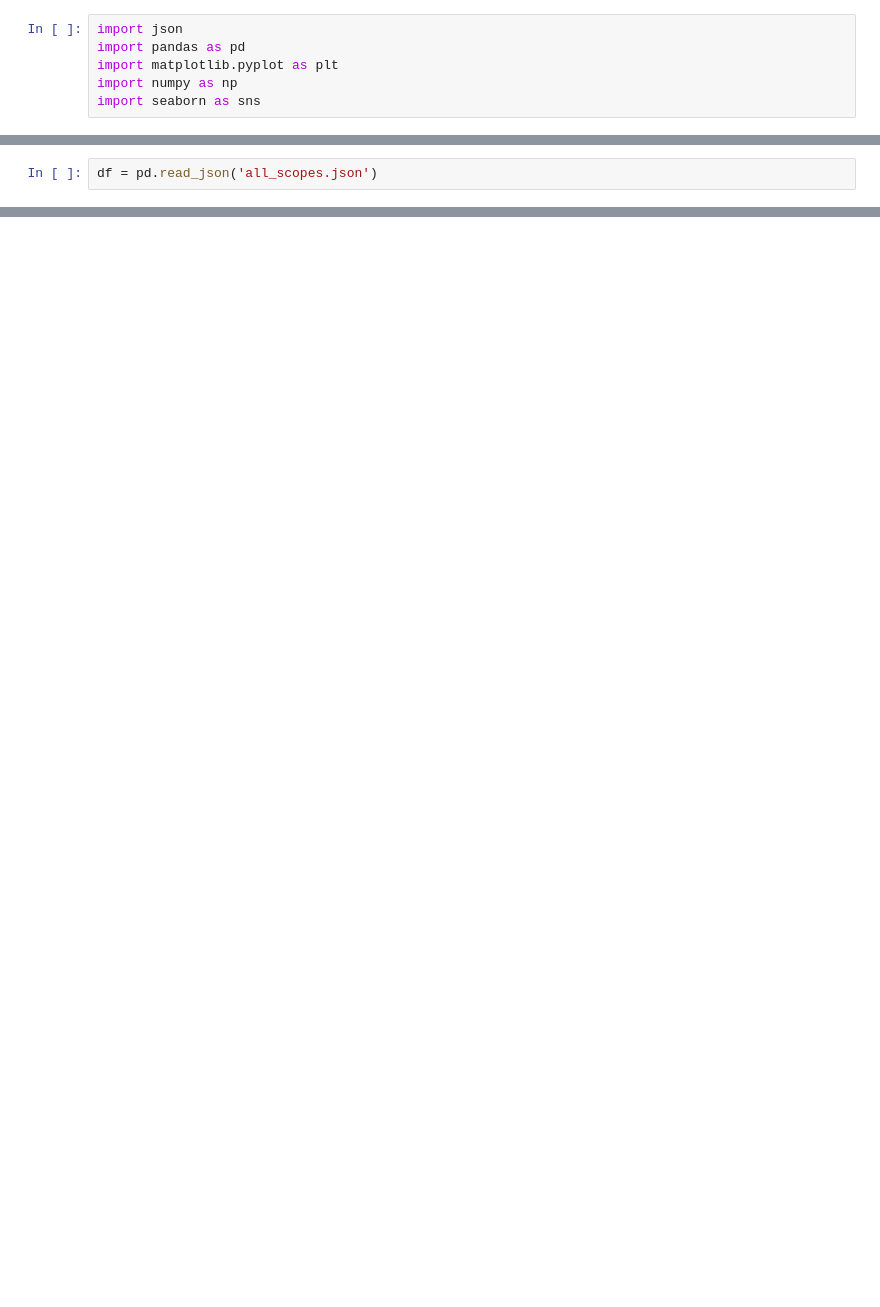
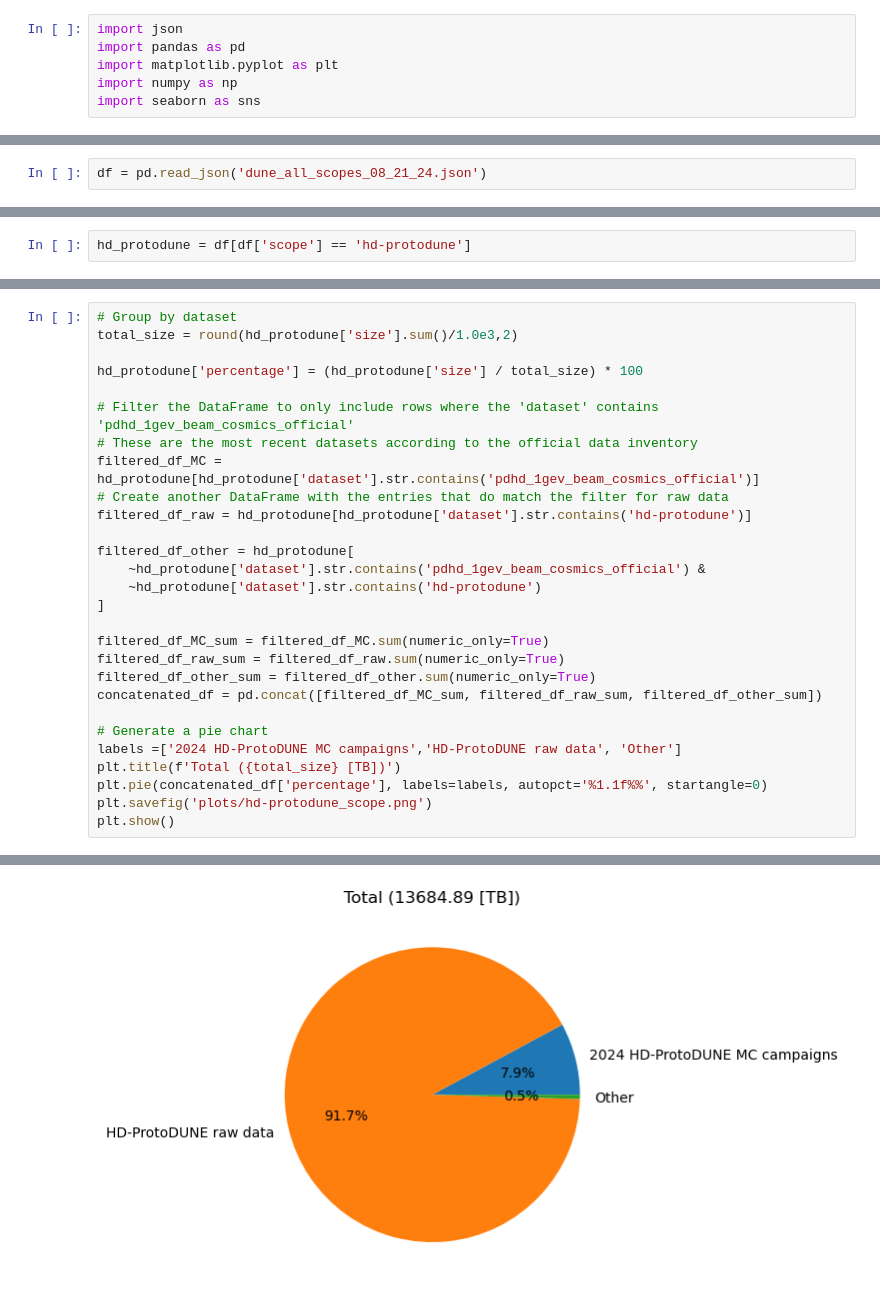
Before and after one commit to DUNE/data-mgmt-ops, a Jupyter notebook: data-collections-manager/notebooks/dcm_rucio_scopes_plots.ipynb, the cells around one changed output, grey strips where cells are left out. Saved outputs shown, nothing was run; the diff lists cells and outputs as text; blank space fills up the shorter version.

```diff
--- a/data-collections-manager/notebooks/dcm_rucio_scopes_plots.ipynb
+++ b/data-collections-manager/notebooks/dcm_rucio_scopes_plots.ipynb
@@ -13,2 +11,2 @@ font = {'family': 'serif',
 # %%
-df = pd.read_json('all_scopes.json')
+df = pd.read_json('dune_all_scopes_08_21_24.json')
@@ -35,0 +99,2 @@ plt.show()
+# %%
+hd_protodune = df[df['scope'] == 'hd-protodune']
@@ -35,0 +117,29 @@ plt.show()
+# %%
+# Group by dataset
+total_size = round(hd_protodune['size'].sum()/1.0e3,2)
+
+hd_protodune['percentage'] = (hd_protodune['size'] / total_size) * 100
+
+# Filter the DataFrame to only include rows where the 'dataset' contains 'pdhd_1gev_beam_cosmics_official'
+# These are the most recent datasets according to the official data inventory
+filtered_df_MC = hd_protodune[hd_protodune['dataset'].str.contains('pdhd_1gev_beam_cosmics_official')]
+# Create another DataFrame with the entries that do match the filter for raw data
+filtered_df_raw = hd_protodune[hd_protodune['dataset'].str.contains('hd-protodune')]
+
+filtered_df_other = hd_protodune[
+    ~hd_protodune['dataset'].str.contains('pdhd_1gev_beam_cosmics_official') &
+    ~hd_protodune['dataset'].str.contains('hd-protodune')
+]
+
+filtered_df_MC_sum = filtered_df_MC.sum(numeric_only=True)
+filtered_df_raw_sum = filtered_df_raw.sum(numeric_only=True)
+filtered_df_other_sum = filtered_df_other.sum(numeric_only=True)
+concatenated_df = pd.concat([filtered_df_MC_sum, filtered_df_raw_sum, filtered_df_other_sum])
+
+# Generate a pie chart
+labels =['2024 HD-ProtoDUNE MC campaigns','HD-ProtoDUNE raw data', 'Other']
+plt.title(f'Total ({total_size} [TB])')
+plt.pie(concatenated_df['percentage'], labels=labels, autopct='%1.1f%%', startangle=0)
+plt.savefig('plots/hd-protodune_scope.png')
+plt.show()
+# %% [output]
@@ -35,0 +151 @@ plt.show()
+[figure, added]
```
Also changed, not shown: parts of 32 cells of this notebook, 1 other file.
